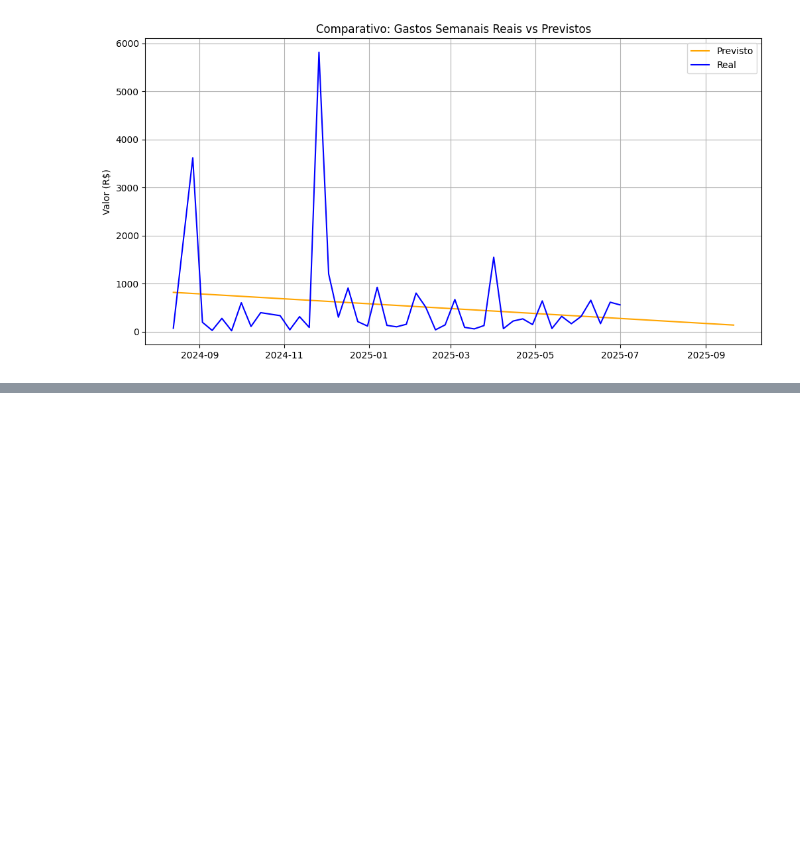
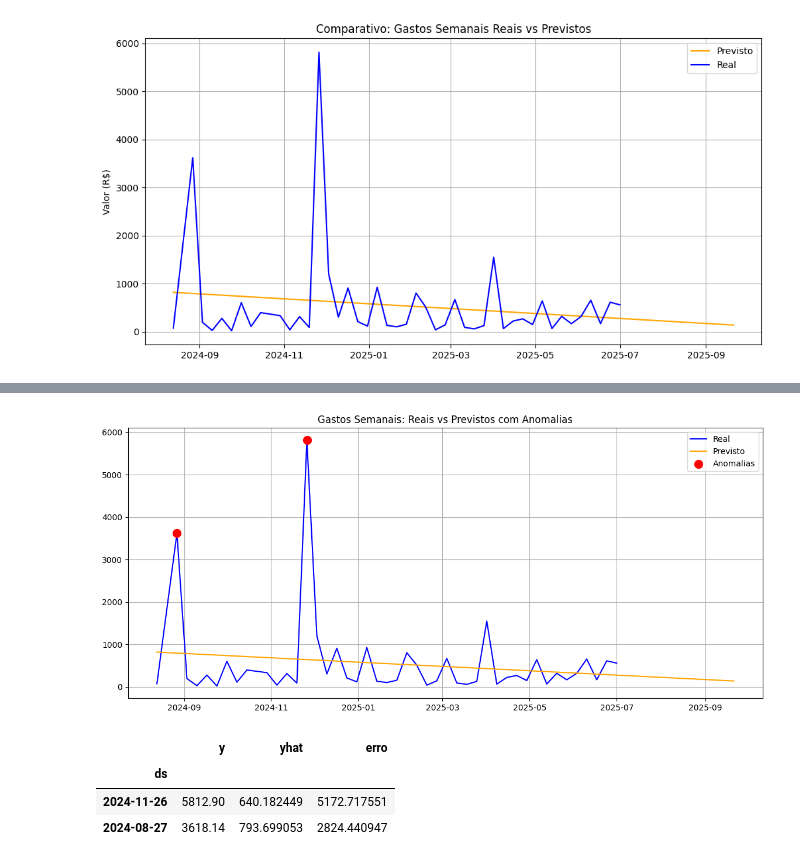
Before and after one commit to Ppaulo03/finance_backend, a Jupyter notebook: prevision.ipynb, the cells around one changed output, grey strips where cells are left out. Cells and saved outputs as stored; diff of their text form; code cells hidden in the pictures; blank space fills up the shorter version.

```diff
--- a/prevision.ipynb
+++ b/prevision.ipynb
@@ -29,6 +29,18 @@ model.fit(gastos_semanais)
 # %%
 future = model.make_future_dataframe(periods=12, freq="W")
 forecast = model.predict(future)
+# %%
+comparativo = forecast[["ds", "yhat"]].merge(gastos_semanais, on="ds", how="left")
+comparativo["erro"] = comparativo["y"] - comparativo["yhat"]
+comparativo.set_index("ds", inplace=True)
+# %%
+q1 = comparativo["erro"].quantile(0.25)
+q3 = comparativo["erro"].quantile(0.75)
+iqr = q3 - q1
+lim_inf = q1 - 1.5 * iqr
+lim_sup = q3 + 1.5 * iqr
+
+anomalies = comparativo[(comparativo["erro"] < lim_inf) | (comparativo["erro"] > lim_sup)]
 # %%
 fig = model.plot(forecast)
 plt.title("Previsão de Gastos Semanais")
@@ -69,0 +82,18 @@ forecast[["ds", "yhat", "yhat_lower", "yhat_upper"]].tail(12)
+# %%
+plt.figure(figsize=(14,6))
+plt.plot(comparativo.index, comparativo["y"], label="Real", color="blue")
+plt.plot(comparativo.index, comparativo["yhat"], label="Previsto", color="orange")
+plt.scatter(anomalies.index, anomalies["y"], color="red", label="Anomalias", s=100, zorder=5)
+plt.legend()
+plt.title("Gastos Semanais: Reais vs Previstos com Anomalias")
+plt.grid(True)
+plt.show()
+# %% [output]
+[figure, added]
+# %%
+anomalies[["y", "yhat", "erro"]].sort_values("erro", key=abs, ascending=False)
+# %% [output]
+|  | y | yhat | erro |
+| ds |  |  |  |
+| 2024-11-26 | 5812.90 | 640.182449 | 5172.717551 |
+| 2024-08-27 | 3618.14 | 793.699053 | 2824.440947 |
```
Also changed, not shown: parts of 7 cells of this notebook, 20 other files.
